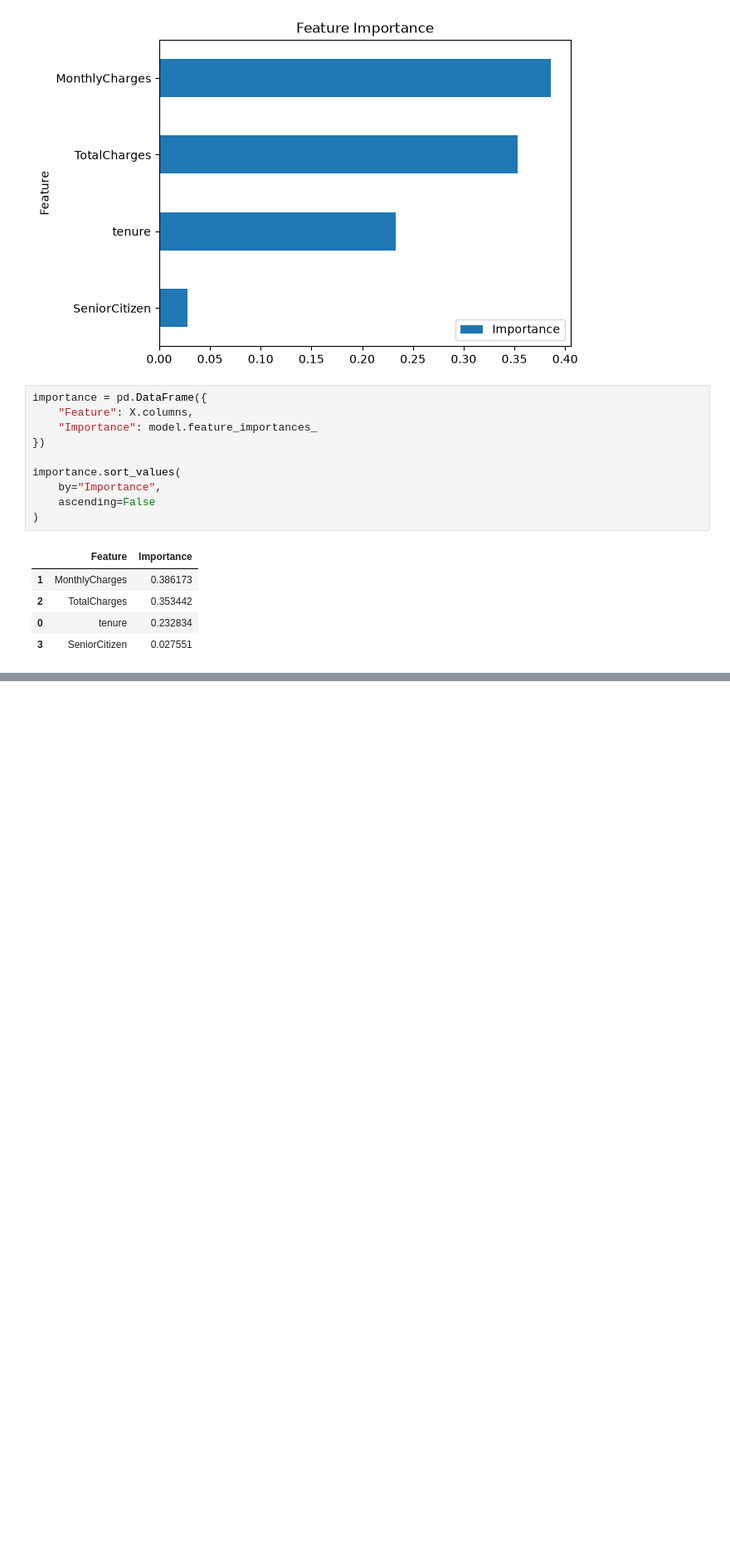
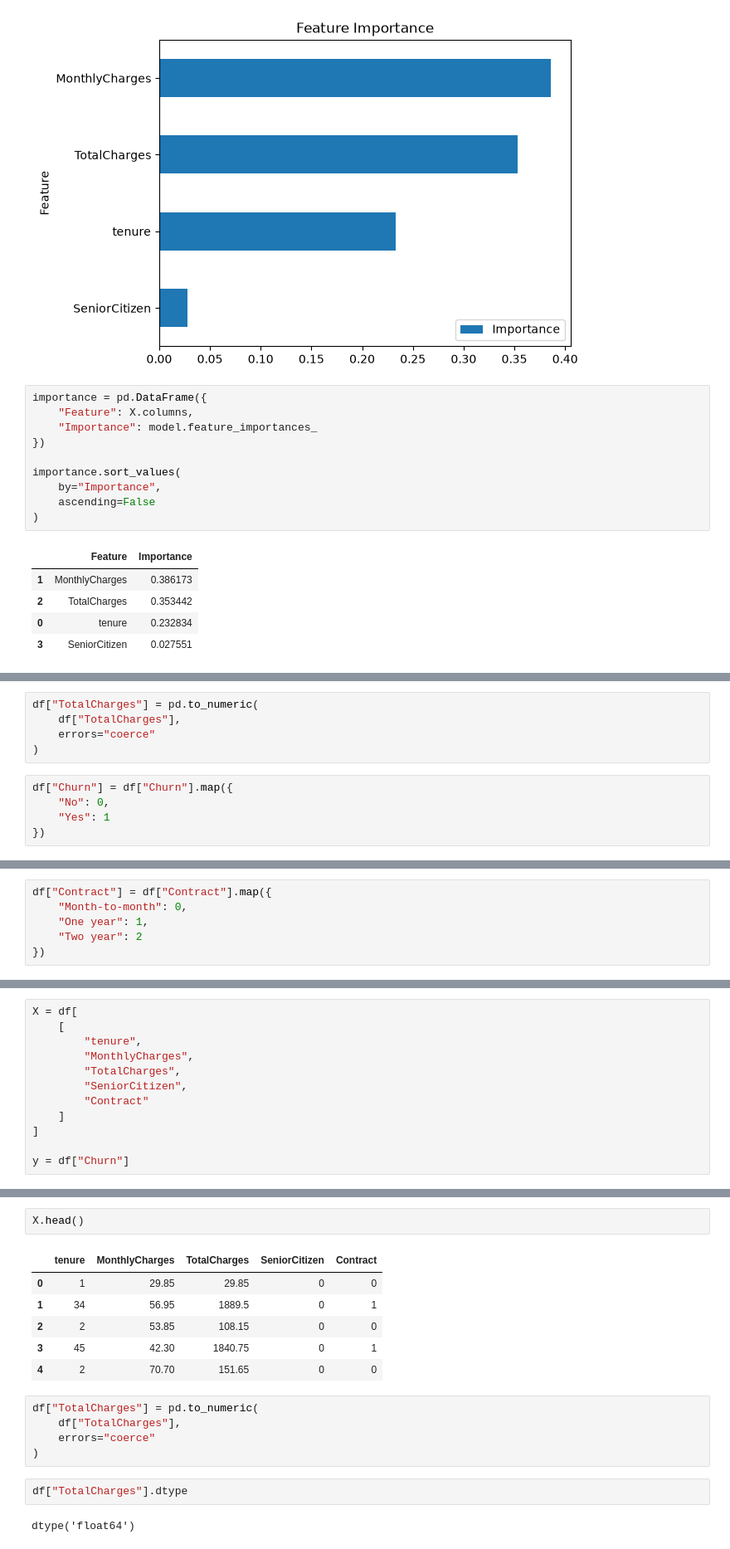
Before and after one commit to minal-codes/ProfitGuardAI, a Jupyter notebook: notebooks/churn_analysis.ipynb, the cells around one changed output, grey strips where cells are left out. Shown at 83% size. Cells and saved outputs as stored; diff of their text form; blank space fills up the shorter version.

```diff
--- a/notebooks/churn_analysis.ipynb
+++ b/notebooks/churn_analysis.ipynb
@@ -273,0 +358,10 @@ importance.sort_values(
+# %%
+df["TotalCharges"] = pd.to_numeric(
+    df["TotalCharges"],
+    errors="coerce"
+)
+# %%
+df["Churn"] = df["Churn"].map({
+    "No": 0,
+    "Yes": 1
+})
@@ -273,0 +384,6 @@ importance.sort_values(
+# %%
+df["Contract"] = df["Contract"].map({
+    "Month-to-month": 0,
+    "One year": 1,
+    "Two year": 2
+})
@@ -273,0 +398,12 @@ importance.sort_values(
+# %%
+X = df[
+    [
+        "tenure",
+        "MonthlyCharges",
+        "TotalCharges",
+        "SeniorCitizen",
+        "Contract"
+    ]
+]
+
+y = df["Churn"]
@@ -273,0 +428,18 @@ importance.sort_values(
+# %%
+X.head()
+# %% [output]
+|  | tenure | MonthlyCharges | TotalCharges | SeniorCitizen | Contract |
+| 0 | 1 | 29.85 | 29.85 | 0 | 0 |
+| 1 | 34 | 56.95 | 1889.5 | 0 | 1 |
+| 2 | 2 | 53.85 | 108.15 | 0 | 0 |
+| 3 | 45 | 42.30 | 1840.75 | 0 | 1 |
+| 4 | 2 | 70.70 | 151.65 | 0 | 0 |
+# %%
+df["TotalCharges"] = pd.to_numeric(
+    df["TotalCharges"],
+    errors="coerce"
+)
+# %%
+df["TotalCharges"].dtype
+# %% [output]
+dtype('float64')
```
Also changed, not shown: parts of 40 cells of this notebook, 2 other files.
